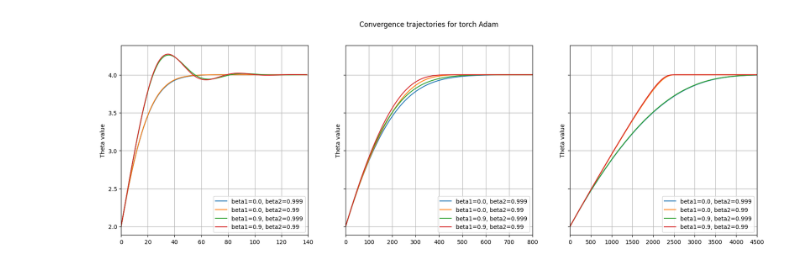
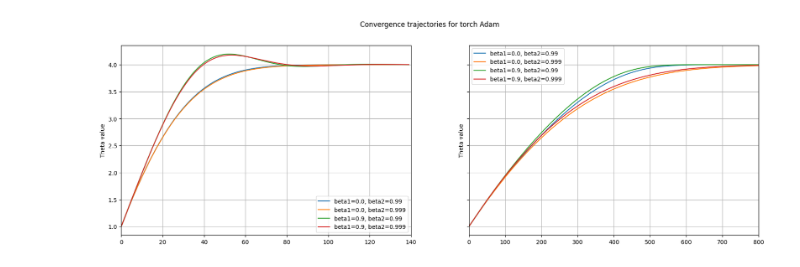
Before and after one commit to carlosherediapimienta/numerical_simulations_nonlocal, a Jupyter notebook: Numerical_Simulation_with_Torch.ipynb, the cells around one changed output. Drawn from its saved outputs; the diff is of its cells as text; code cells hidden in the pictures.

```diff
--- a/Numerical_Simulation_with_Torch.ipynb
+++ b/Numerical_Simulation_with_Torch.ipynb
@@ -5,7 +5,7 @@ import matplotlib.pyplot as plt
 import torch as th
 import torch.optim as optim
 # %%
-param_grid = {'lr': [0.1, 0.01, 0.001], 'beta1': [0.0, 0.9],'beta2': [0.999, 0.99]}
+param_grid = {'lr': [0.1, 0.01], 'beta1': [0.0, 0.9],'beta2': [0.99, 0.999]}
 n_learning_rates = len(param_grid['lr'])
 param_list = list(ParameterGrid(param_grid))
 # %%
@@ -24,14 +24,12 @@ for i, lr in enumerate(param_grid['lr']):
         epochs = 140
     elif lr == 0.01:
         epochs = 800
-    else:
-        epochs = 4500
 
     for params in filtered_params:
 
         print(f'\nAdam Configuration: {params}')
 
-        theta = th.tensor([2.0], requires_grad=True)
+        theta = th.tensor([1.0], requires_grad=True)
         optimizer = optim.Adam([theta], lr=params['lr'], betas=(params['beta1'], params['beta2']))
         theta_values = []
 
@@ -74 +73 @@ Epoch 4480: x=4.0, loss=0.0
-[figure, old version]
+[figure, new version]
```
Also changed, not shown: parts of 3 cells of this notebook, 9 other files.
